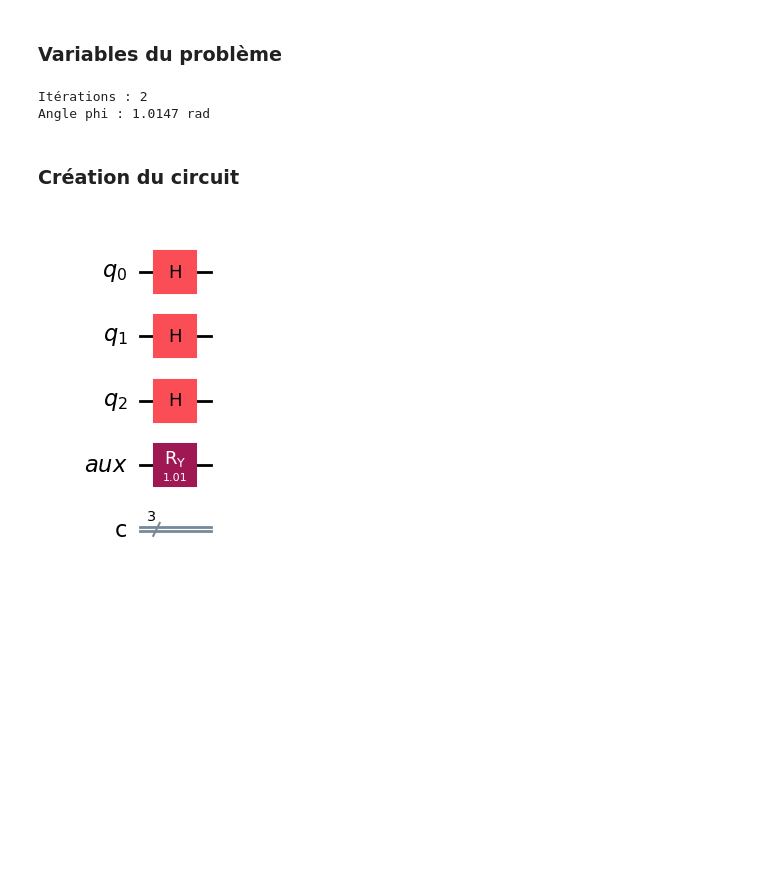
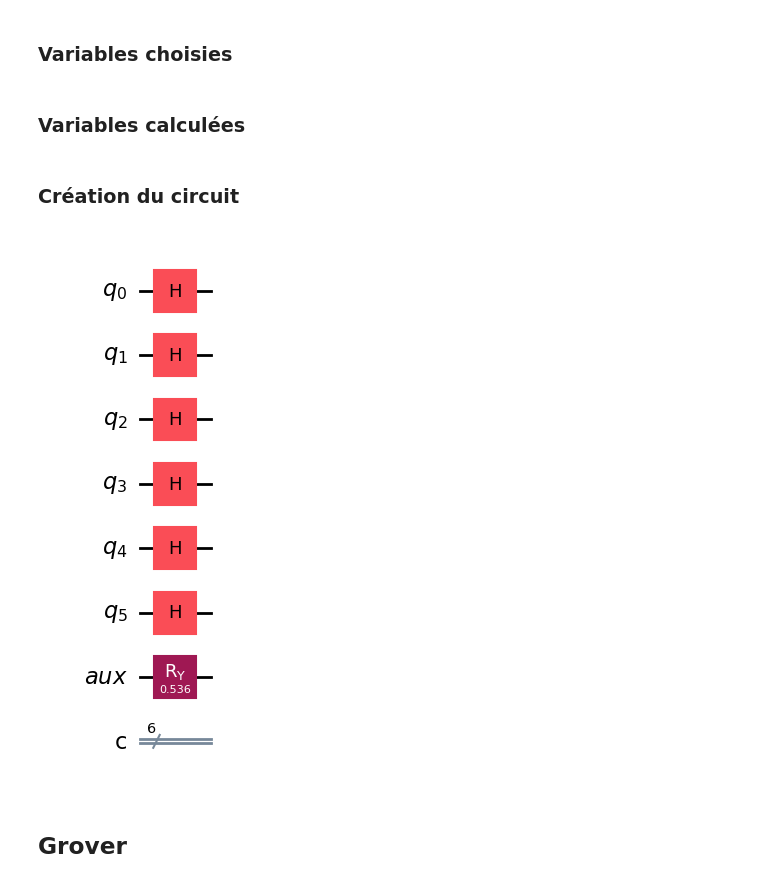
Before and after one commit to lilound/ptir_quantum, a Jupyter notebook: grover_with_auxilliary_qubits.ipynb, the cells around one changed output. Saved outputs shown, nothing was run; the diff lists cells and outputs as text; code cells hidden in the pictures; blank space fills up the shorter version.

```diff
--- a/grover_with_auxilliary_qubits.ipynb
+++ b/grover_with_auxilliary_qubits.ipynb
@@ -31,0 +34,2 @@ from qiskit.visualization import plot_histogram
+# %% [markdown]
+### Variables choisies
@@ -32,49 +41,55 @@ from qiskit.visualization import plot_histogram
 # %% [markdown]
-### Variables du problème
+### Variables calculées
 # %%
 
 
-# --- 1. Paramètres du problème ---
-n = 3               # Nombre de qubits de recherche
-N = 2**n            # 8 états
-M = 1               # 1 cible
-p = M/N             # Probabilité initiale globale (0.125)
+def parametres(M, N):
+    """
+    Calcule les paramètres k' et phi selon le framework algorithmique
+    décrit dans la Section 4 du document.
+    """
+    # 1. Probabilité de succès initiale (Eqn 2)
+    p = M / N
 
+    # 2. Calcul du nombre d'itérations théorique k (Eqn 4)
+    # k = (pi / (4 * arcsin(sqrt(p)))) - 1/2
+    k = (np.pi / (4 * np.arcsin(np.sqrt(p)))) - 0.5
 
-# k théorique
-k = (np.pi / (4 * np.arcsin(np.sqrt(p)))) - 0.5
+    # 3. Choix de k' : on prend toujours l'entier supérieur (Eqn 9)
+    # Cela garantit qu'on a assez de rotation pour atteindre la cible
+    k_prime = int(np.ceil(k))
 
-# k_prime (Nombre d'itérations réel, toujours entier supérieur)
-k_prime = int(np.floor(k)) + 1
+    # 4. Calcul de la nouvelle probabilité cible p' (Eqn 11)
+    # C'est la probabilité idéale pour que k_prime soit l'optimum parfait
+    p_prime = np.sin(np.pi / (4 * (k_prime + 0.5)))**2
 
-# p_prime (La probabilité "ajustée")
-p_prime = np.sin(np.pi / (4 * (k_prime + 0.5)))**2
+    # 5. Calcul de l'angle phi pour le qubit auxiliaire (Eqn 12)
+    # phi = 2 * arccos(sqrt(p_prime / p))
+    # Cet angle va "réduire" p vers p' au début du circuit
+    phi = 2 * np.arccos(np.sqrt(p_prime / p))
 
-# phi (L'angle pour le qubit auxiliaire)
-phi = 2 * np.arccos(np.sqrt(p_prime / p))
+    return k_prime, phi
 
-print(f"Itérations : {k_prime}")
-print(f"Angle phi : {phi:.4f} rad")
+k,phi = parametres(M, N)
-# %% [output]
-Itérations : 2
-Angle phi : 1.0147 rad
 # %% [markdown]
 ### Création du circuit
 # %%
-# On crée un registre de 3 qubits pour la recherche (nommés 'q')
-q_reg = QuantumRegister(3, 'q')
+# On crée un registre de 4 qubits pour la recherche (nommés 'q')
+q_reg = QuantumRegister(n, 'q')
 
 # On crée un registre de 1 qubit pour l'auxiliaire (nommé 'aux')
 aux_reg = QuantumRegister(1, 'aux')
 
 # On crée un registre classique pour les résultats
-c_reg = ClassicalRegister(3, 'c')
+c_reg = ClassicalRegister(n, 'c')
 
 # On crée le circuit avec ces registres
 circ = QuantumCircuit(q_reg, aux_reg, c_reg)
 
-circ.h(range(3))
+circ.h(range(n))
 circ.ry(phi,aux_reg[0])
 circ.draw(output="mpl", style="iqp")
 # %% [output]
-[figure, old version]
+[figure, new version]
+# %% [markdown]
+## Grover
```
Also changed, not shown: parts of 6 cells of this notebook, 1 other file.
